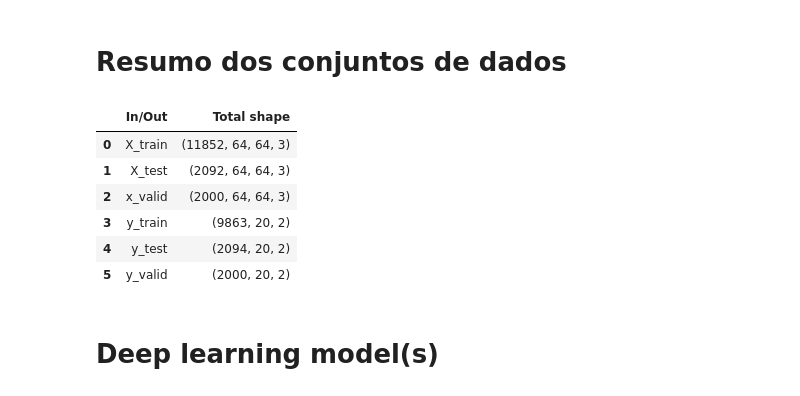
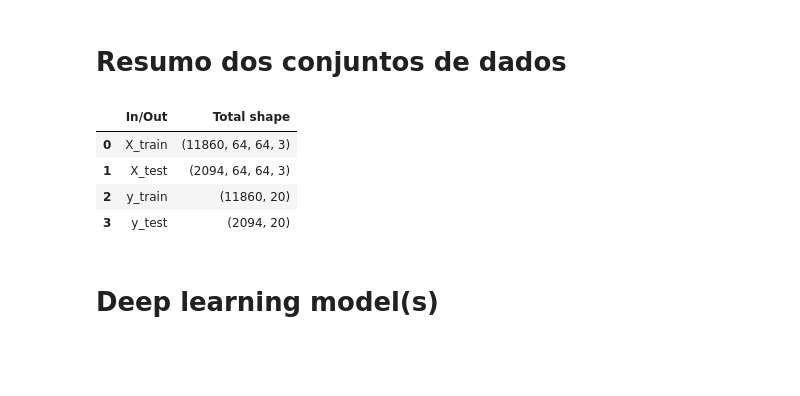
Before and after one commit to gabcastro/Unisinos-AI-CNNKaggleDataset, a Jupyter notebook: cnn_net.ipynb, the cells around one changed output. Drawn from its saved outputs; the diff is of its cells as text; code cells hidden in the pictures; blank space fills up the shorter version.

```diff
--- a/cnn_net.ipynb
+++ b/cnn_net.ipynb
@@ -16,12 +16,12 @@ import h5py
 from google.colab import drive
 drive.mount('/content/drive/')
 
-h5f = h5py.File('/content/drive/My Drive/Colab Notebooks/dataset.h5','r')
+h5f = h5py.File('/content/drive/My Drive/Colab Notebooks/dataset_64_rgb.h5','r')
 X_train = h5f['X_train'][:]
 X_test = h5f['X_test'][:]
 h5f.close()
 
-h5f = h5py.File('/content/drive/My Drive/Colab Notebooks/labels.h5','r')
+h5f = h5py.File('/content/drive/My Drive/Colab Notebooks/labels_64_rgb.h5','r')
 y_train = h5f['y_train'][:]
 y_test = h5f['y_test'][:]
 h5f.close()
@@ -59,23 +91,29 @@ y_test = keras.utils.to_categorical(y_test, num_classes)
+# %%
+# diminuição de 11 elementos para ficar o input e target com o mesmo número
+(y_train, y_t) = y_train[11:], y_train[:11]
+# %%
+(y_test, y_tt) = y_test[2:], y_test[:2]
+# %%
+(X_train, x_valid) = X_train[2000:], X_train[:2000]
+(y_train, y_valid) = y_train[2000:], y_train[:2000]
 # %% [markdown]
 # Resumo dos conjuntos de dados
 # %%
 summary_shape = {}
 
 summary_shape['X_train'] = X_train.shape
 summary_shape['X_test'] = X_test.shape
-summary_shape['x_valid'] = x_valid.shape
+# summary_shape['x_valid'] = x_valid.shape
 summary_shape['y_train'] = y_train.shape
 summary_shape['y_test'] = y_test.shape
-summary_shape['y_valid'] = y_valid.shape
+# summary_shape['y_valid'] = y_valid.shape
 
 pd.DataFrame(summary_shape.items(), columns=['In/Out', 'Total shape'])
 # %% [output]
 |  | In/Out | Total shape |
-| 0 | X_train | (11852, 64, 64, 3) |
-| 1 | X_test | (2092, 64, 64, 3) |
-| 2 | x_valid | (2000, 64, 64, 3) |
-| 3 | y_train | (9863, 20, 2) |
-| 4 | y_test | (2094, 20, 2) |
-| 5 | y_valid | (2000, 20, 2) |
+| 0 | X_train | (11860, 64, 64, 3) |
+| 1 | X_test | (2094, 64, 64, 3) |
+| 2 | y_train | (11860, 20) |
+| 3 | y_test | (2094, 20) |
 # %% [markdown]
 # Deep learning model(s)
```
Also changed, not shown: parts of 21 cells of this notebook, 3 other files.
